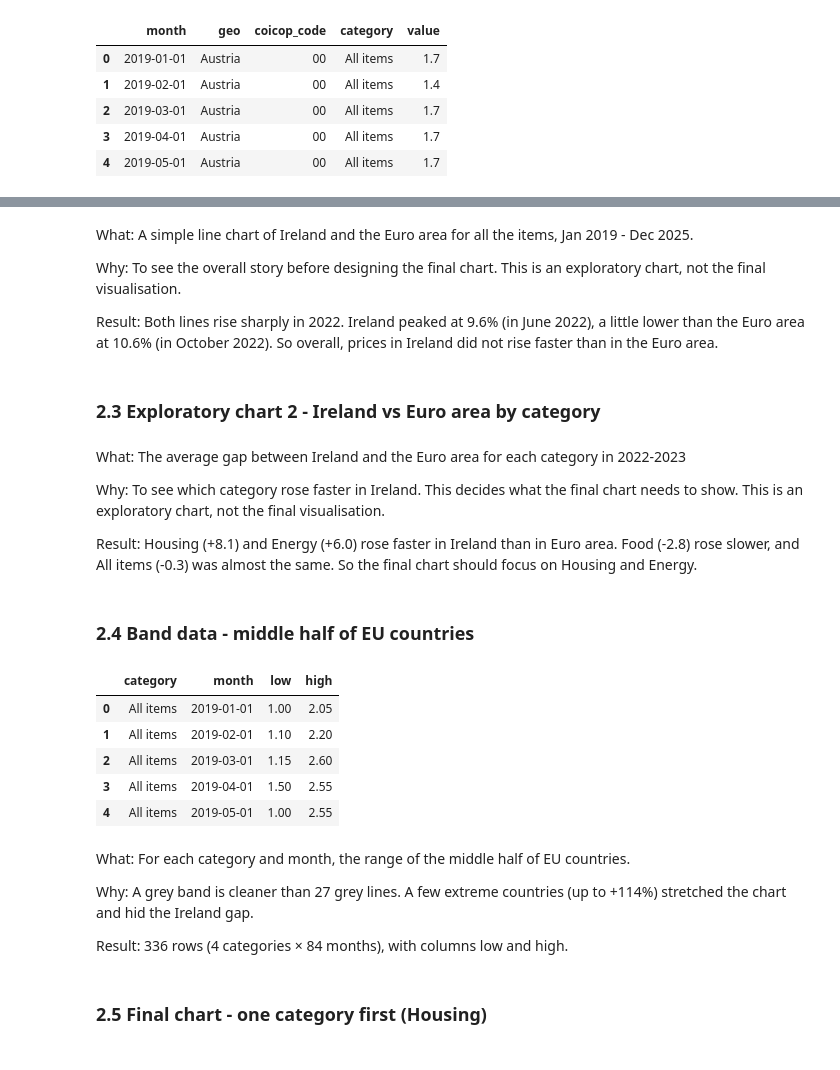
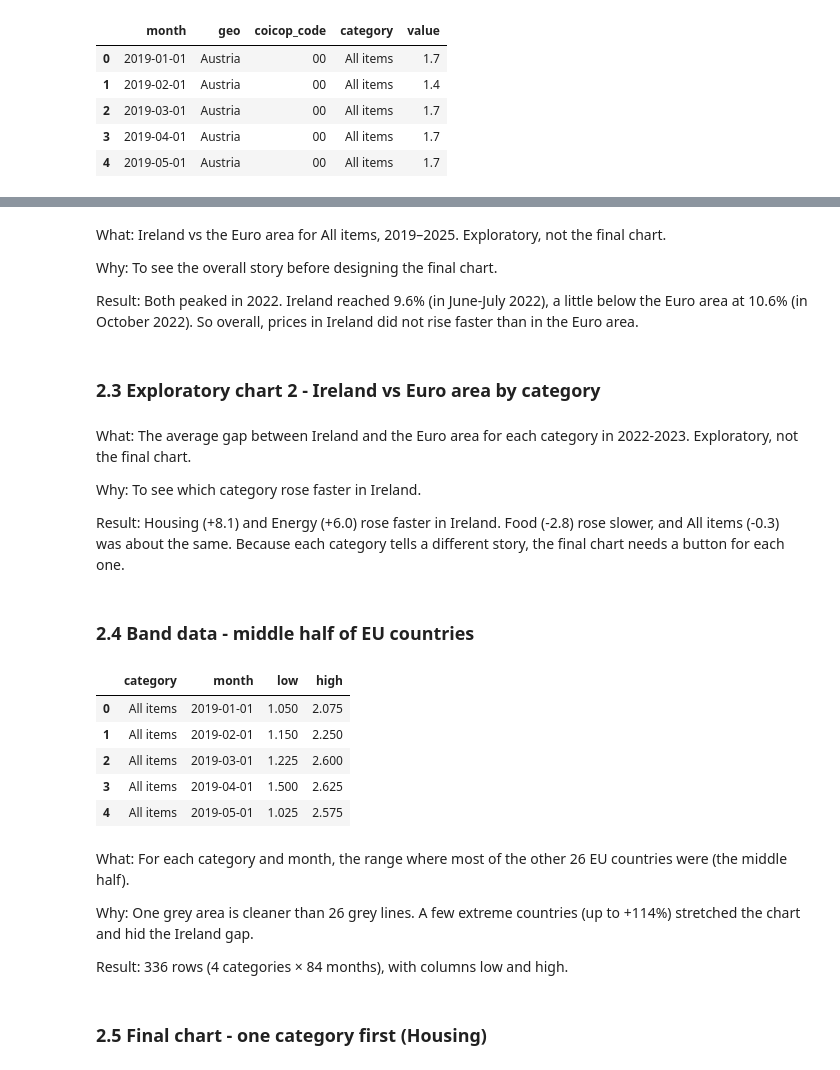
Before and after one commit to YASASHWI70/price-pulse, a Jupyter notebook: 2_chart.ipynb, the cells around one changed output, grey strips where cells are left out. Drawn from its saved outputs; the diff is of its cells as text; code cells hidden in the pictures.

```diff
--- a/2_chart.ipynb
+++ b/2_chart.ipynb
@@ -31,12 +38,11 @@ chart1 = px.line(ireland_vs_euro, x="month", y="value", color="geo",
                 title="Exploratory: Ireland vs Euro area, all items")
 chart1.show()
 # %% [markdown]
-What: A simple line chart of Ireland and the Euro area for all the items, Jan 2019 - Dec 2025.
+What: Ireland vs the Euro area for All items, 2019–2025. Exploratory, not the final chart.
 
 Why: To see the overall story before designing the final chart.
-This is an exploratory chart, not the final visualisation.
 
-Result: Both lines rise sharply in 2022. Ireland peaked at 9.6% (in June 2022), a little lower than the Euro area at 10.6% (in October 2022). So overall, prices in Ireland did not rise faster than in the Euro area.
+Result: Both peaked in 2022. Ireland reached 9.6% (in June-July 2022), a little below the Euro area at 10.6% (in October 2022). So overall, prices in Ireland did not rise faster than in the Euro area.
 # %% [markdown]
 ### 2.3 Exploratory chart 2 - Ireland vs Euro area by category
 # %%
@@ -57,35 +63,34 @@ chart2 = px.bar(gap, x="gap", y="category", orientation="h",
                 title="Exploratory: Ireland minus Euro area, 2022-2023")
 chart2.show()
 # %% [markdown]
-What: The average gap between Ireland and the Euro area for each category in 2022-2023
+What: The average gap between Ireland and the Euro area for each category in 2022-2023. Exploratory, not the final chart.
 
-Why: To see which category rose faster in Ireland. This decides what the final chart needs to show.
-This is an exploratory chart, not the final visualisation.
+Why: To see which category rose faster in Ireland.
 
-Result: Housing (+8.1) and Energy (+6.0) rose faster in Ireland than in Euro area. Food (-2.8) rose slower, and All items (-0.3) was almost the same. So the final chart should focus on Housing and Energy.
+Result: Housing (+8.1) and Energy (+6.0) rose faster in Ireland. Food (-2.8) rose slower, and All items (-0.3) was about the same. Because each category tells a different story, the final chart needs a button for each one.
 # %% [markdown]
 ### 2.4 Band data - middle half of EU countries
 # %%
-# Keep only the 27 EU countries (not the Euro area)
-countries = clean_data[clean_data["geo"] != "Euro area"]
+# Keep only the other 26 EU countries (not Ireland and Euro area)
+countries = clean_data[~clean_data["geo"].isin(["Euro area", "Ireland"])]
 
 # For each category and month: bottom and top of the middle half of countries
 low = countries.groupby(["category", "month"])["value"].quantile(0.25)
 high = countries.groupby(["category", "month"])["value"].quantile(0.75)
 
 band = pd.DataFrame({"low": low, "high": high}).reset_index()
 band.head()
 # %% [output]
 |  | category | month | low | high |
-| 0 | All items | 2019-01-01 | 1.00 | 2.05 |
-| 1 | All items | 2019-02-01 | 1.10 | 2.20 |
-| 2 | All items | 2019-03-01 | 1.15 | 2.60 |
-| 3 | All items | 2019-04-01 | 1.50 | 2.55 |
-| 4 | All items | 2019-05-01 | 1.00 | 2.55 |
+| 0 | All items | 2019-01-01 | 1.050 | 2.075 |
+| 1 | All items | 2019-02-01 | 1.150 | 2.250 |
+| 2 | All items | 2019-03-01 | 1.225 | 2.600 |
+| 3 | All items | 2019-04-01 | 1.500 | 2.625 |
+| 4 | All items | 2019-05-01 | 1.025 | 2.575 |
 # %% [markdown]
-What: For each category and month, the range of the middle half of EU countries.
+What: For each category and month, the range where most of the other 26 EU countries were (the middle half).
 
-Why: A grey band is cleaner than 27 grey lines. A few extreme countries (up to +114%) stretched the chart and hid the Ireland gap.
+Why: One grey area is cleaner than 26 grey lines. A few extreme countries (up to +114%) stretched the chart and hid the Ireland gap.
 
 Result: 336 rows (4 categories × 84 months), with columns low and high.
 # %% [markdown]
```
Also changed, not shown: parts of 15 cells of this notebook, 2 other files.
